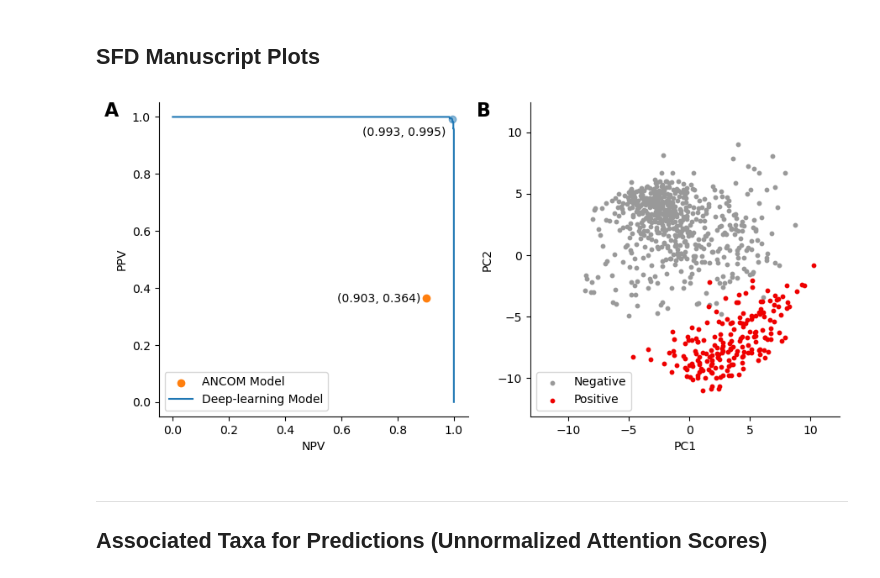
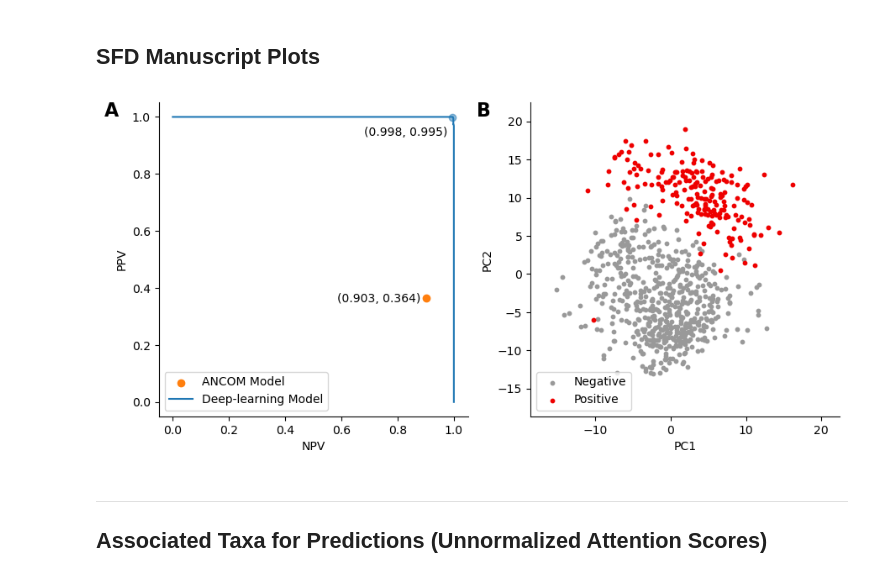
Before and after one commit to DLii-Research/setbert, a Jupyter notebook: notebooks/SFD Only Analysis.ipynb, the cells around one changed output. Drawn from its saved outputs; the diff is of its cells as text; code cells hidden in the pictures.

```diff
--- a/notebooks/SFD Only Analysis.ipynb
+++ b/notebooks/SFD Only Analysis.ipynb
@@ -45,7 +45,8 @@ sfd250_dataset_path = Path(os.environ["datasets_path"]) / "SFD250"
 # %% [markdown]
 ## Data
 # %%
-metadata = pd.read_csv(sfd_dataset_path / f"{sfd_dataset_path.name}.metadata.csv")
+# metadata = pd.read_csv(sfd_dataset_path / f"{sfd_dataset_path.name}.metadata.csv")
+metadata = pd.read_csv("/home/dwl2x/work/Datasets/SFD/SFD.metadata.csv")
 # %%
 targets = dict(sorted(zip(metadata["swab_label"], metadata["oo_present"])))
 # %%
@@ -94,7 +95,5 @@ for model_name, result in results.items():
 
     i = np.argmin(np.abs(ppv - npv))
 
-    print(ppv[i], npv[i])
-
-    break
+    print(model_name, ppv[i], npv[i])
 # %% [output]
@@ -264,7 +265,7 @@ for model_name in embeddings:
 # %% [markdown]
 ## SFD Manuscript Plots
 # %%
-model_name = "SetBERT (150-length)"
+model_name = "SetBERT (250-length)"
 training = "finetune"
 fig, axs = plt.subplots(1, 2, figsize=(9, 4.5))
 
@@ -294,34 +295,34 @@ plt.ylabel("PPV")
 # plt.title("PPV vs. NPV Model Comparison")
 trans = mtransforms.ScaledTranslation(-20/72, 7/72, fig.dpi_scale_trans)
 plt.text(-0.1, 0.93, "A", transform=axs[0].transAxes + trans, fontsize="16", fontweight="bold")
 axs[0].spines[['right', 'top']].set_visible(False)
 
 plt.subplot(1, 2, 2)
 xymin = np.min((
     np.min(mds_embeddings[model_name][training]["positive"]),
     np.min(mds_embeddings[model_name][training]["negative"])))
 xymax = np.max((
     np.max(mds_embeddings[model_name][training]["positive"]),
     np.max(mds_embeddings[model_name][training]["negative"])))
 padding = 0.1*(xymax - xymin)
 plt.scatter(*mds_embeddings[model_name][training]["negative"].T, label="Negative", color="#999999", s=10)
 plt.scatter(*mds_embeddings[model_name][training]["positive"].T, label="Positive", color="#ee0000", s=10)
 plt.xlabel("PC1")
 plt.ylabel("PC2")
 plt.xlim((xymin - padding, xymax + padding))
 plt.ylim((xymin - padding, xymax + padding))
 # plt.title("Sample Embeddings PCA")
 plt.legend(loc="lower left")
 trans = mtransforms.ScaledTranslation(-20/72, 7/72, fig.dpi_scale_trans)
 plt.text(-0.1, 0.93, "B", transform=axs[1].transAxes + trans, fontsize="16", fontweight="bold")
 axs[1].spines[['right', 'top']].set_visible(False)
 # fig.legend(*ax.get_legend_handles_labels(), loc="lower center", bbox_to_anchor=(0.535, -0.045, 0.0, 0.0), ncol=3)
 
 plt.tight_layout()
 plt.savefig(figure_path / "SetBERT_Performance.tif", dpi=300, bbox_inches='tight')
 plt.show()
 # %% [output]
-[figure, old version]
+[figure, new version]
 # %% [markdown]
 ---
 
```
Also changed, not shown: parts of 3 cells of this notebook, 30 other files.
